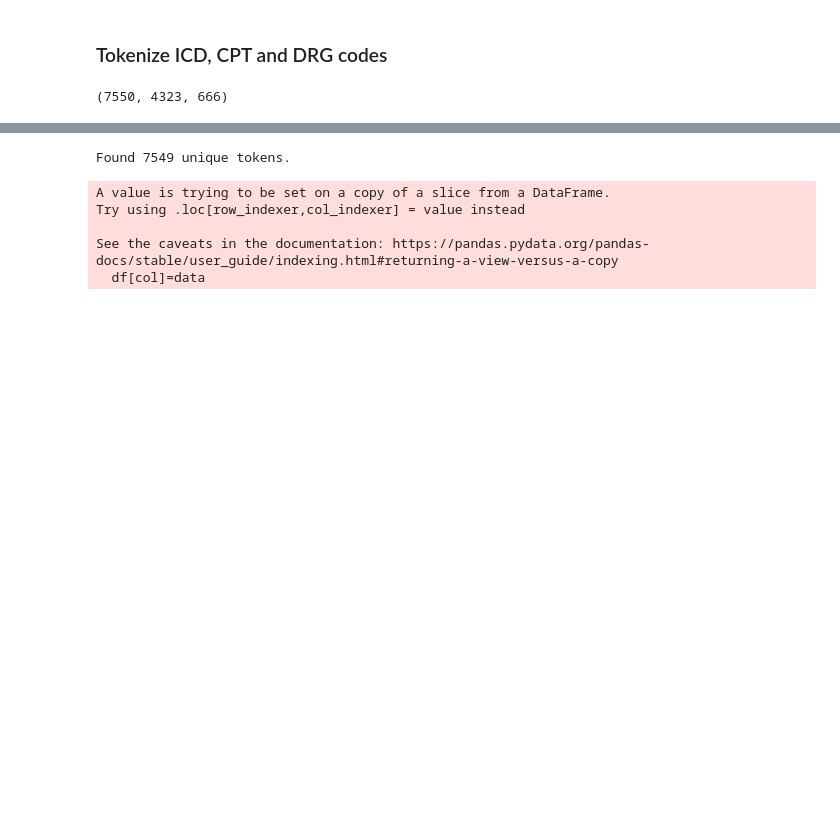
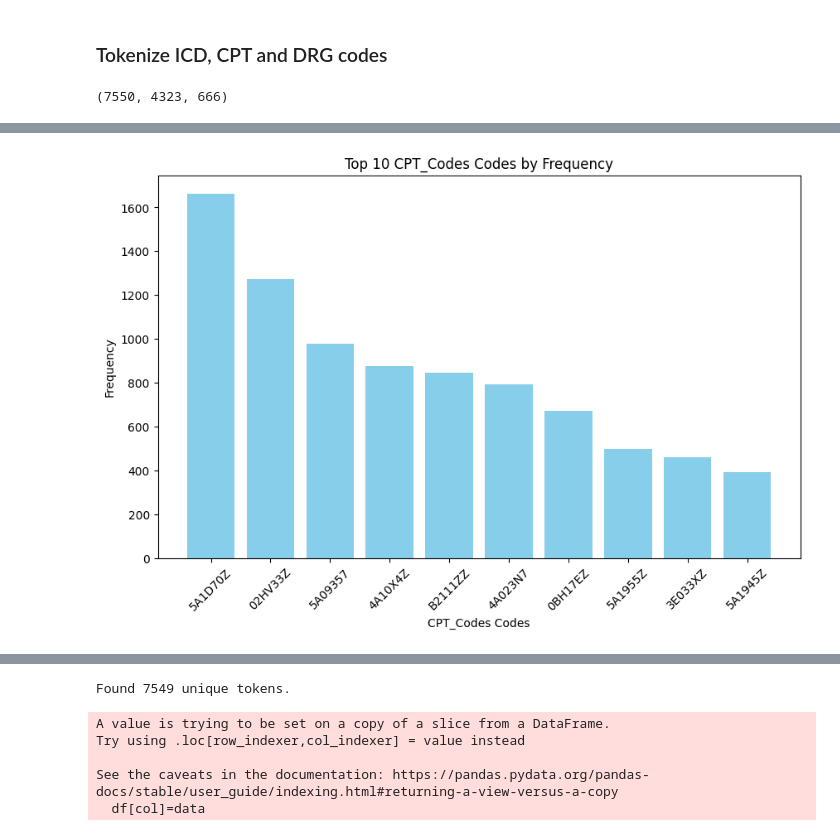
Before and after one commit to Rana-Banerjee/BloomValue, a Jupyter notebook: Bloom_Anomaly_detection.ipynb, the cells around one changed output, grey strips where cells are left out. Cells and saved outputs as stored; diff of their text form; code cells hidden in the pictures; blank space fills up the shorter version.

```diff
--- a/Bloom_Anomaly_detection.ipynb
+++ b/Bloom_Anomaly_detection.ipynb
@@ -733,0 +774,5 @@ len(np.unique(merged_data[icd_cols].values)), len(np.unique(merged_data[cpt_cols
+# %%
+# Top 10 CPT codes
+plot_top_codes(merged_data[cpt_cols], "CPT_Codes", top_n=10)
+# %% [output]
+[figure, added]
```
Also changed, not shown: parts of 19 cells of this notebook, 2 other files.
